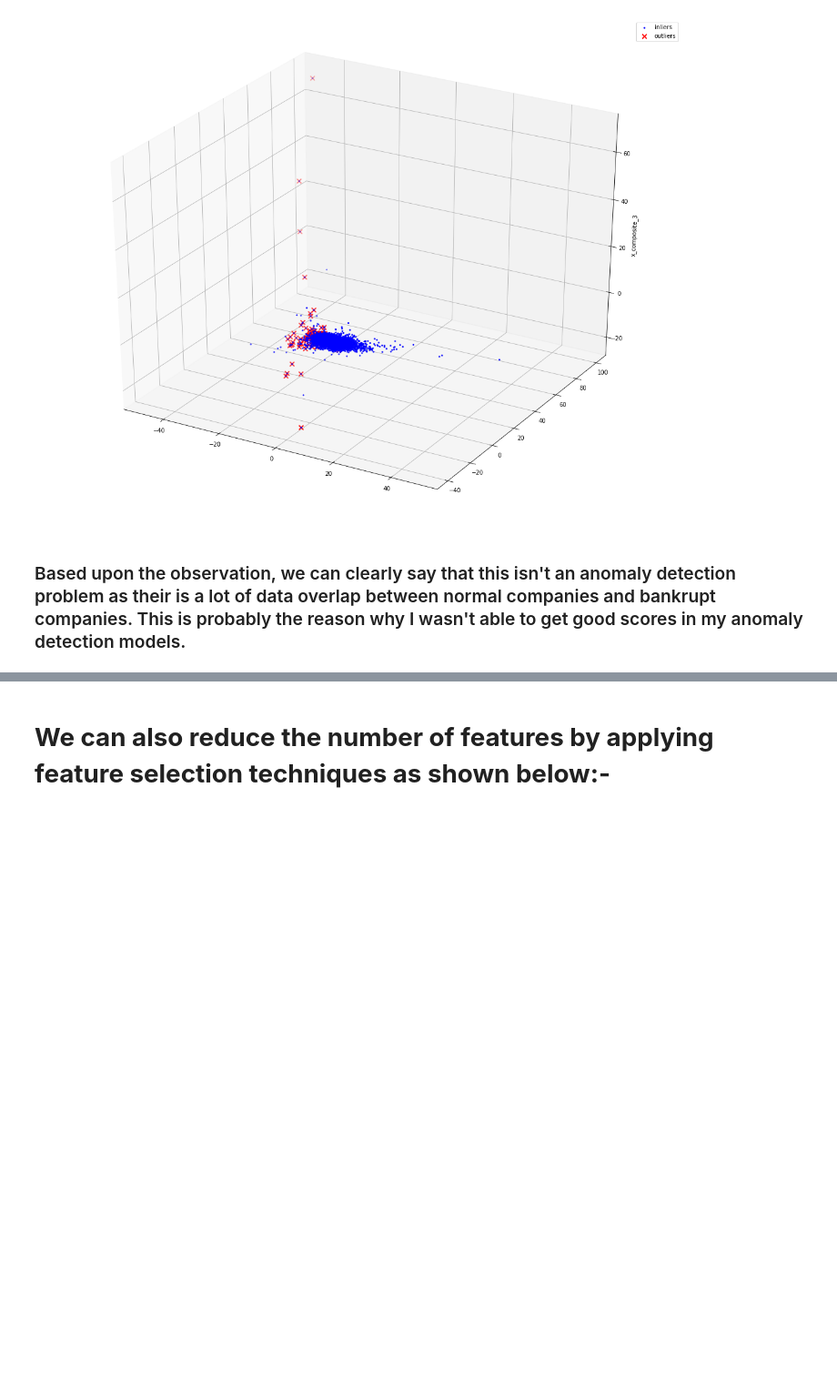
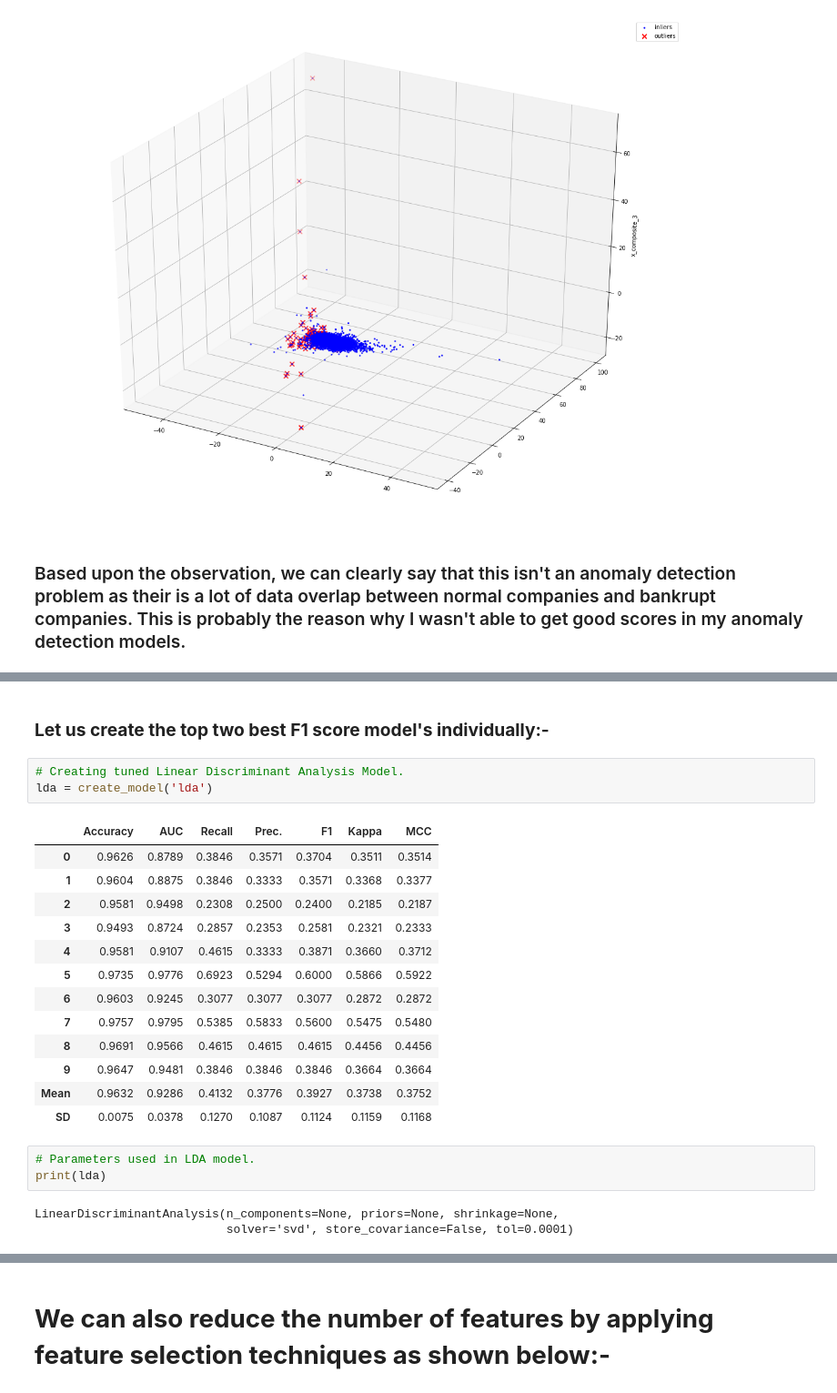
Before and after one commit to saubhagyav/COMPANY_BANKRUPTCY_PREDICTION, a Jupyter notebook: Final_Saubhagya_company_bankruptcy_prediction.ipynb, the cells around one changed output, grey strips where cells are left out. Shown at 91% size. Saved outputs shown, nothing was run; the diff lists cells and outputs as text; blank space fills up the shorter version.

```diff
--- a/Final_Saubhagya_company_bankruptcy_prediction.ipynb
+++ b/Final_Saubhagya_company_bankruptcy_prediction.ipynb
@@ -864,0 +928,25 @@ plt.show()
+# %% [markdown]
+### **Let us create the top two best F1 score model's individually:-**
+# %%
+# Creating tuned Linear Discriminant Analysis Model.
+lda = create_model('lda')
+# %% [output]
+|  | Accuracy | AUC | Recall | Prec. | F1 | Kappa | MCC |
+| 0 | 0.9626 | 0.8789 | 0.3846 | 0.3571 | 0.3704 | 0.3511 | 0.3514 |
+| 1 | 0.9604 | 0.8875 | 0.3846 | 0.3333 | 0.3571 | 0.3368 | 0.3377 |
+| 2 | 0.9581 | 0.9498 | 0.2308 | 0.2500 | 0.2400 | 0.2185 | 0.2187 |
+| 3 | 0.9493 | 0.8724 | 0.2857 | 0.2353 | 0.2581 | 0.2321 | 0.2333 |
+| 4 | 0.9581 | 0.9107 | 0.4615 | 0.3333 | 0.3871 | 0.3660 | 0.3712 |
+| 5 | 0.9735 | 0.9776 | 0.6923 | 0.5294 | 0.6000 | 0.5866 | 0.5922 |
+| 6 | 0.9603 | 0.9245 | 0.3077 | 0.3077 | 0.3077 | 0.2872 | 0.2872 |
+| 7 | 0.9757 | 0.9795 | 0.5385 | 0.5833 | 0.5600 | 0.5475 | 0.5480 |
+| 8 | 0.9691 | 0.9566 | 0.4615 | 0.4615 | 0.4615 | 0.4456 | 0.4456 |
+| 9 | 0.9647 | 0.9481 | 0.3846 | 0.3846 | 0.3846 | 0.3664 | 0.3664 |
+| Mean | 0.9632 | 0.9286 | 0.4132 | 0.3776 | 0.3927 | 0.3738 | 0.3752 |
+| SD | 0.0075 | 0.0378 | 0.1270 | 0.1087 | 0.1124 | 0.1159 | 0.1168 |
+# %%
+# Parameters used in LDA model.
+print(lda)
+# %% [output]
+LinearDiscriminantAnalysis(n_components=None, priors=None, shrinkage=None,
+                           solver='svd', store_covariance=False, tol=0.0001)
```
Also changed, not shown: parts of 23 cells of this notebook.
